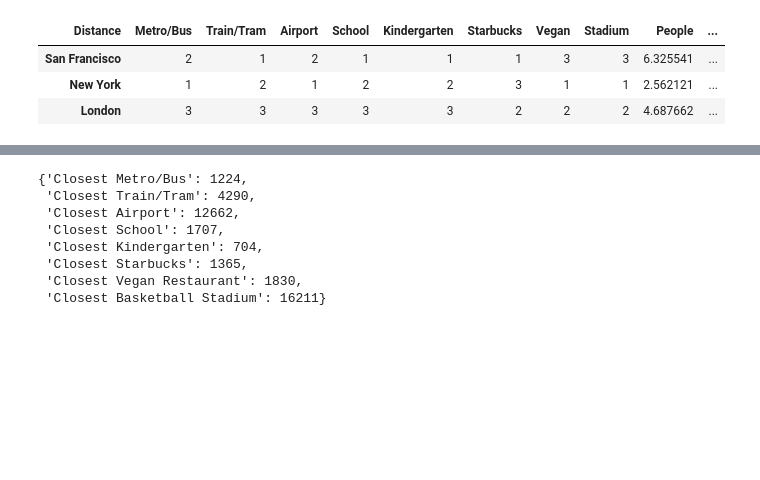
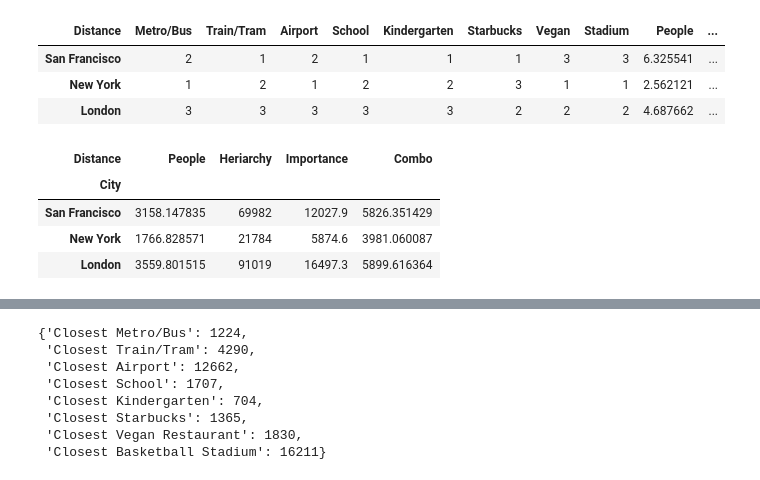
Before and after one commit to Gonzalo0610/Best-City-Location, a Jupyter notebook: Companies.ipynb, the cells around one changed output, grey strips where cells are left out. Drawn from its saved outputs; the diff is of its cells as text; code cells hidden in the pictures; blank space fills up the shorter version.

```diff
--- a/Companies.ipynb
+++ b/Companies.ipynb
@@ -795,3 +802,12 @@ df3
 | San Francisco | 2 | 1 | 2 | 1 | 1 | 1 | 3 | 3 | 6.325541 | ... |
 | New York | 1 | 2 | 1 | 2 | 2 | 3 | 1 | 1 | 2.562121 | ... |
 | London | 3 | 3 | 3 | 3 | 3 | 2 | 2 | 2 | 4.687662 | ... |
+# %%
+df4=df2[["People", "Heriarchy", "Importance", "Combo"]]
+df4
+# %% [output]
+| Distance | People | Heriarchy | Importance | Combo |
+| City |  |  |  |  |
+| San Francisco | 3158.147835 | 69982 | 12027.9 | 5826.351429 |
+| New York | 1766.828571 | 21784 | 5874.6 | 3981.060087 |
+| London | 3559.801515 | 91019 | 16497.3 | 5899.616364 |
```
Also changed, not shown: parts of 18 cells of this notebook.
